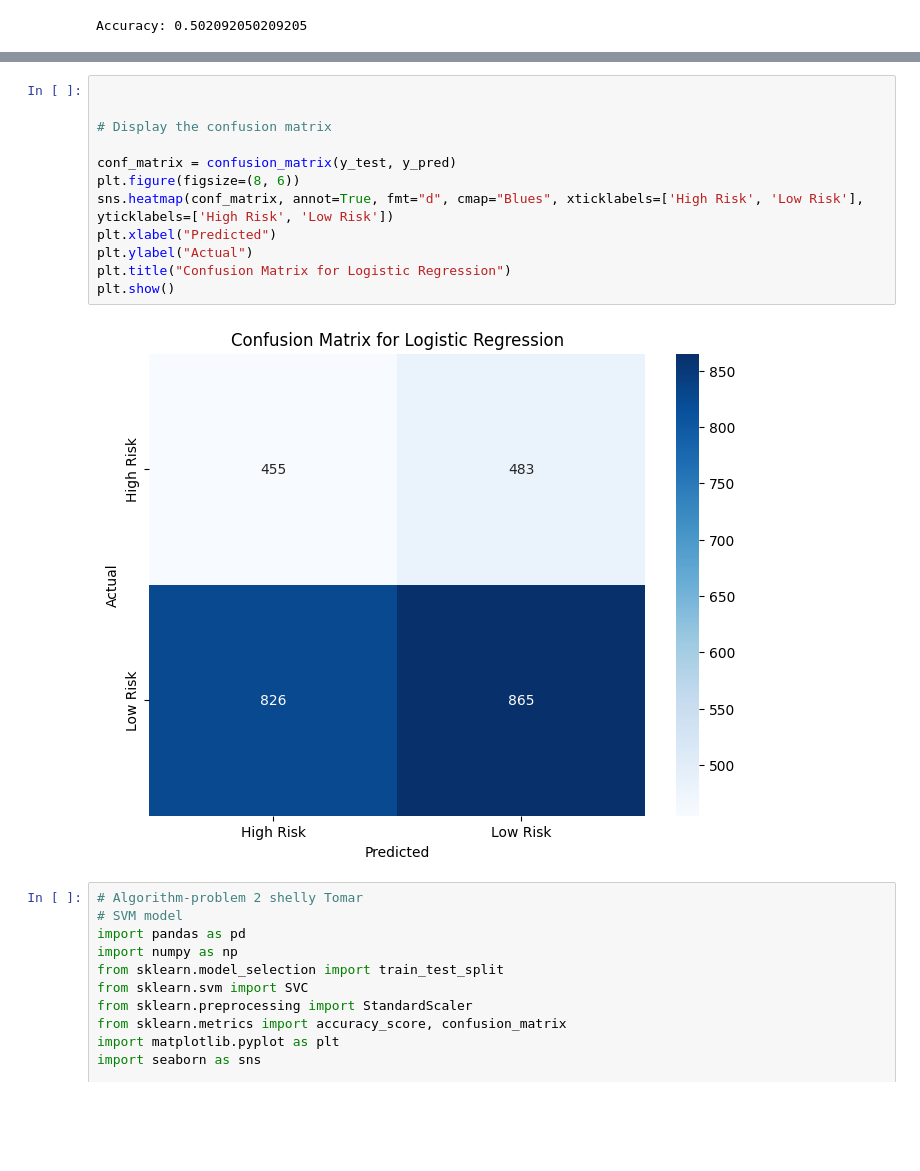
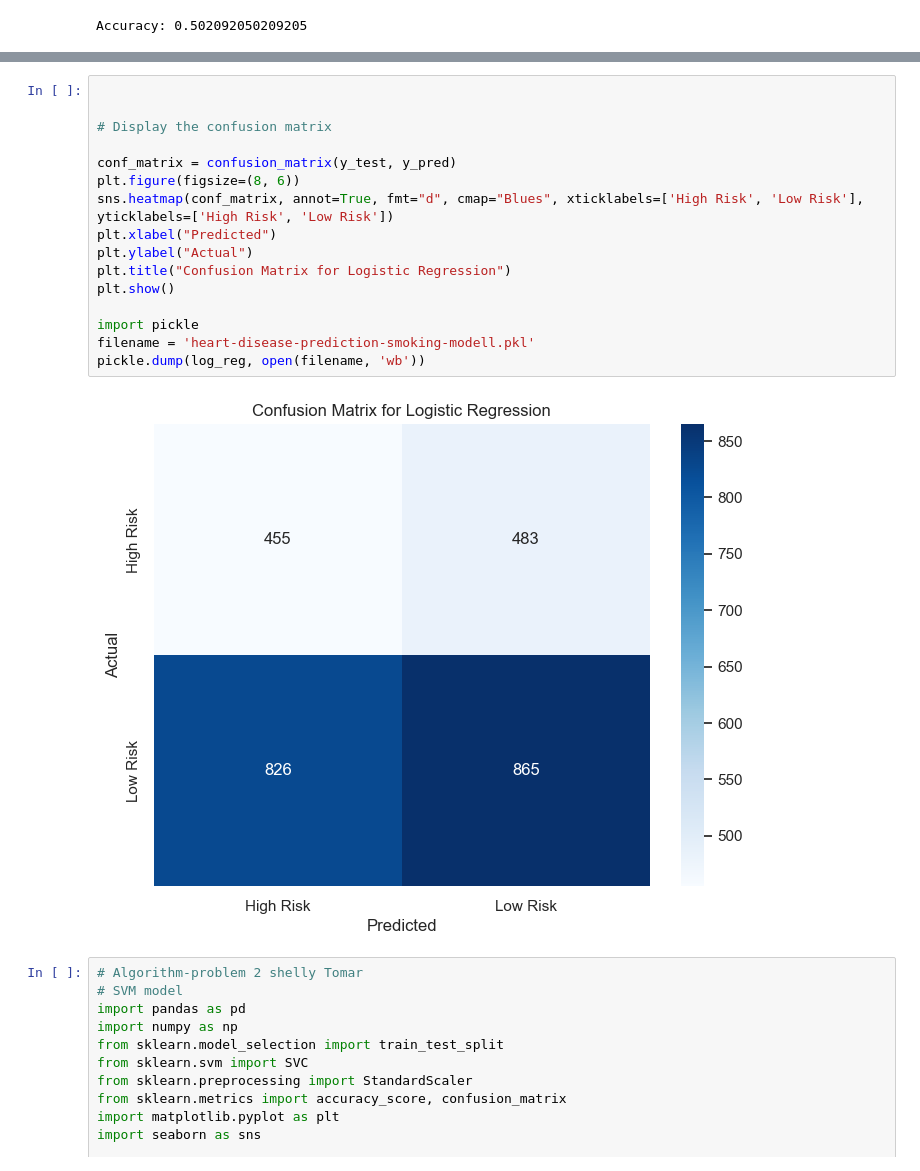
Before and after one commit to rawataditya1/Coronary-Artery-Disease-Prediction---CSE587C, a Jupyter notebook: Main.ipynb, the cells around one changed output, grey strips where cells are left out. Cells and saved outputs as stored; diff of their text form; blank space fills up the shorter version.

```diff
--- a/Main.ipynb
+++ b/Main.ipynb
@@ -673,17 +741,21 @@ plt.show()
 # %%
 
 
 # Display the confusion matrix
 
 conf_matrix = confusion_matrix(y_test, y_pred)
 plt.figure(figsize=(8, 6))
 sns.heatmap(conf_matrix, annot=True, fmt="d", cmap="Blues", xticklabels=['High Risk', 'Low Risk'], yticklabels=['High Risk', 'Low Risk'])
 plt.xlabel("Predicted")
 plt.ylabel("Actual")
 plt.title("Confusion Matrix for Logistic Regression")
 plt.show()
+
+import pickle
+filename = 'heart-disease-prediction-smoking-modell.pkl'
+pickle.dump(log_reg, open(filename, 'wb'))
 # %% [output]
-[figure, old version]
+[figure, new version]
 # %%
 # Algorithm-problem 2 shelly Tomar
 # SVM model
```
Also changed, not shown: parts of 20 cells of this notebook, 6 other files.
